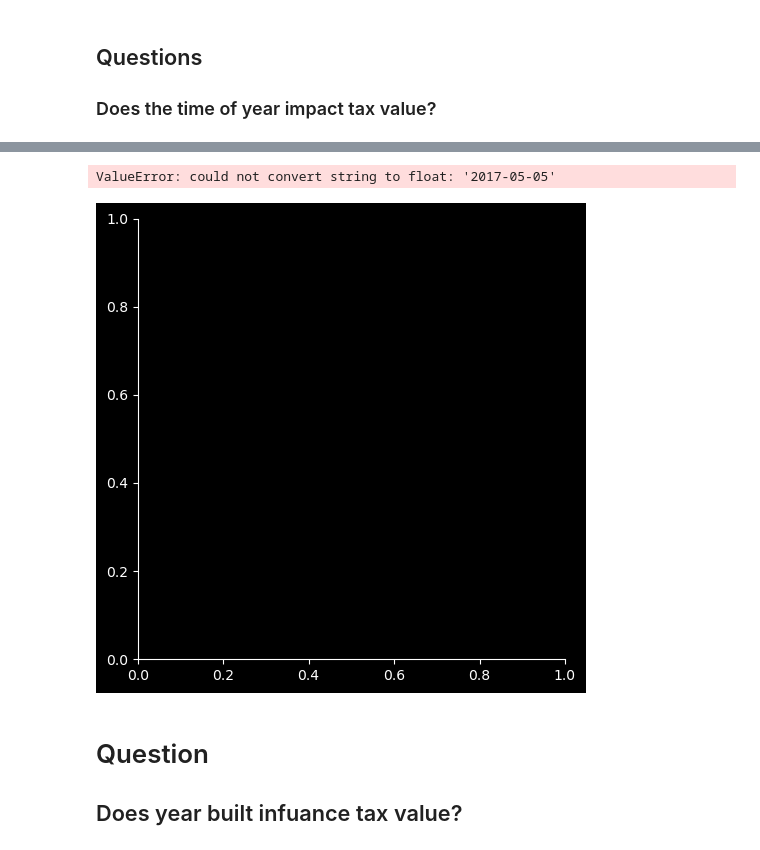
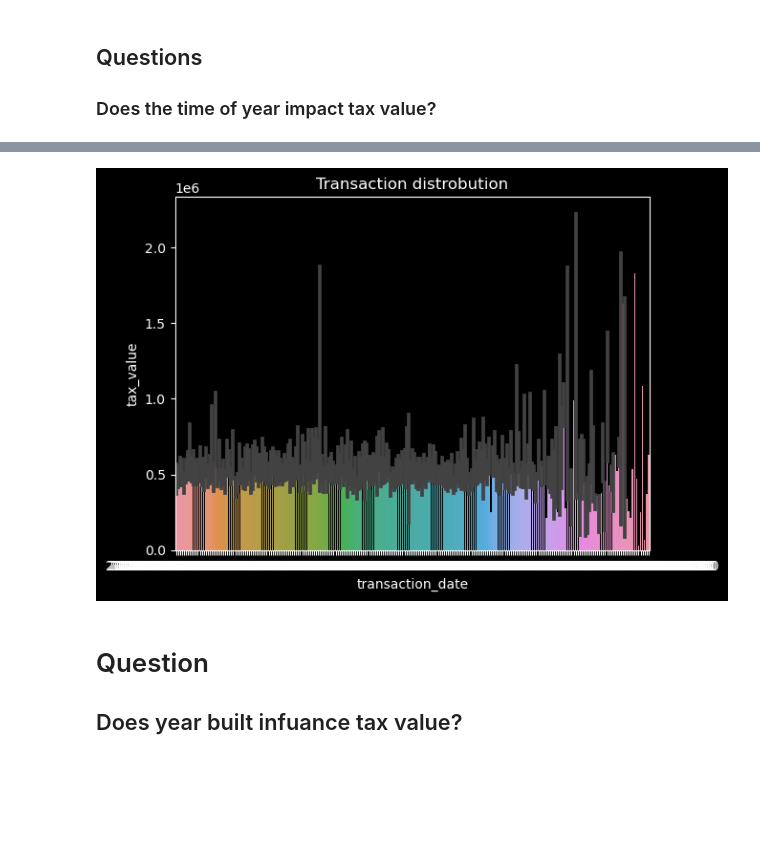
Before and after one commit to Ramiro-Lopez/Estimating-Home-Value, a Jupyter notebook: zillow_pipline_draft.ipynb, the cells around one changed output, grey strips where cells are left out. Saved outputs shown, nothing was run; the diff lists cells and outputs as text; code cells hidden in the pictures; blank space fills up the shorter version.

```diff
--- a/zillow_pipline_draft.ipynb
+++ b/zillow_pipline_draft.ipynb
@@ -261,9 +280,20 @@ zillow_df.describe().T
 | fips | 2152985.0 | 6.048377e+03 | 2.043332e+01 | 6.037000e+03 | 6.037000e+03 | 6.037000e+03 | 6.059000e+03 | 6.111000e+03 |
 | logerror | 52442.0 | 1.829437e-02 | 1.775018e-01 | -4.655420e+00 | -2.463935e-02 | 7.009984e-03 | 4.069098e-02 | 5.262999e+00 |
 # %%
-zillow_df = zillow_df.rename(columns={'parcelid': 'parcel_id', 'logerror': 'log_error', 'transactiondate': 'transaction_date',
-                        'bedroomcnt':'bed_rooms', 'bathroomcnt':'bath_rooms', 'calculatedfinishedsquarefeet':'finished_sqft',
-                        'taxvaluedollarcnt':'tax_value', 'fips':'county', 'yearbuilt': 'year_built', 'taxamount': 'tax_amount'})
+zillow_df = zillow_df.rename(
+    columns={
+        "parcelid": "parcel_id",
+        "logerror": "log_error",
+        "transactiondate": "transaction_date",
+        "bedroomcnt": "bed_rooms",
+        "bathroomcnt": "bath_rooms",
+        "calculatedfinishedsquarefeet": "finished_sqft",
+        "taxvaluedollarcnt": "tax_value",
+        "fips": "county",
+        "yearbuilt": "year_built",
+        "taxamount": "tax_amount",
+    }
+)
 
 zillow_df.columns
 # %% [output]
@@ -320,0 +416,6 @@ dtype: int64
+# %%
+zillow_df = zillow_df.drop(zillow_df[zillow_df['bed_rooms'] == 0].index)
+
+# new_df = new_df[new_df['bedroomcnt'] != 0] (Note*** does the same thing as the line above)
+
+zillow_df.bed_rooms.value_counts()
@@ -355,8 +472,3 @@ zillow_df.head(3)
 | 0 | Single Family Residential | 11007640 | 3 | 2.0 | 1572 | 305307 | 1976 | ... |
 | 1 | Single Family Residential | 10821119 | 2 | 2.0 | 1430 | 381638 | 1952 | ... |
 | 2 | Single Family Residential | 17173851 | 4 | 2.0 | 1848 | 64712 | 1952 | ... |
-# %%
-for character in '-':
-    zillow_df.transaction_date = zillow_df.transaction_date.str.replace(character, '')
-
-zillow_df.head(2)
@@ -367,3 +475,5 @@ zillow_df.head(2)
+# %%
+zillow_df['transaction_date'] = pd.to_datetime(zillow_df['transaction_date'])
 # %%
 zillow_df.info()
 # %% [output]
@@ -515,10 +609,9 @@ plt.show()
 # %%
-sns.lmplot(x='transaction_date', y="tax_value", data=train, line_kws={'color': 'red'})
+sns.barplot(x='transaction_date', y="tax_value", data=train)
 plt.title('Transaction distrobution')
 plt.show()
 # %% [output]
-ValueError: could not convert string to float: '2017-05-05'
-[figure, old version]
+[figure, new version]
 # %% [markdown]
 # Question
 ## Does year built infuance tax value?
```
Also changed, not shown: parts of 109 cells of this notebook.
